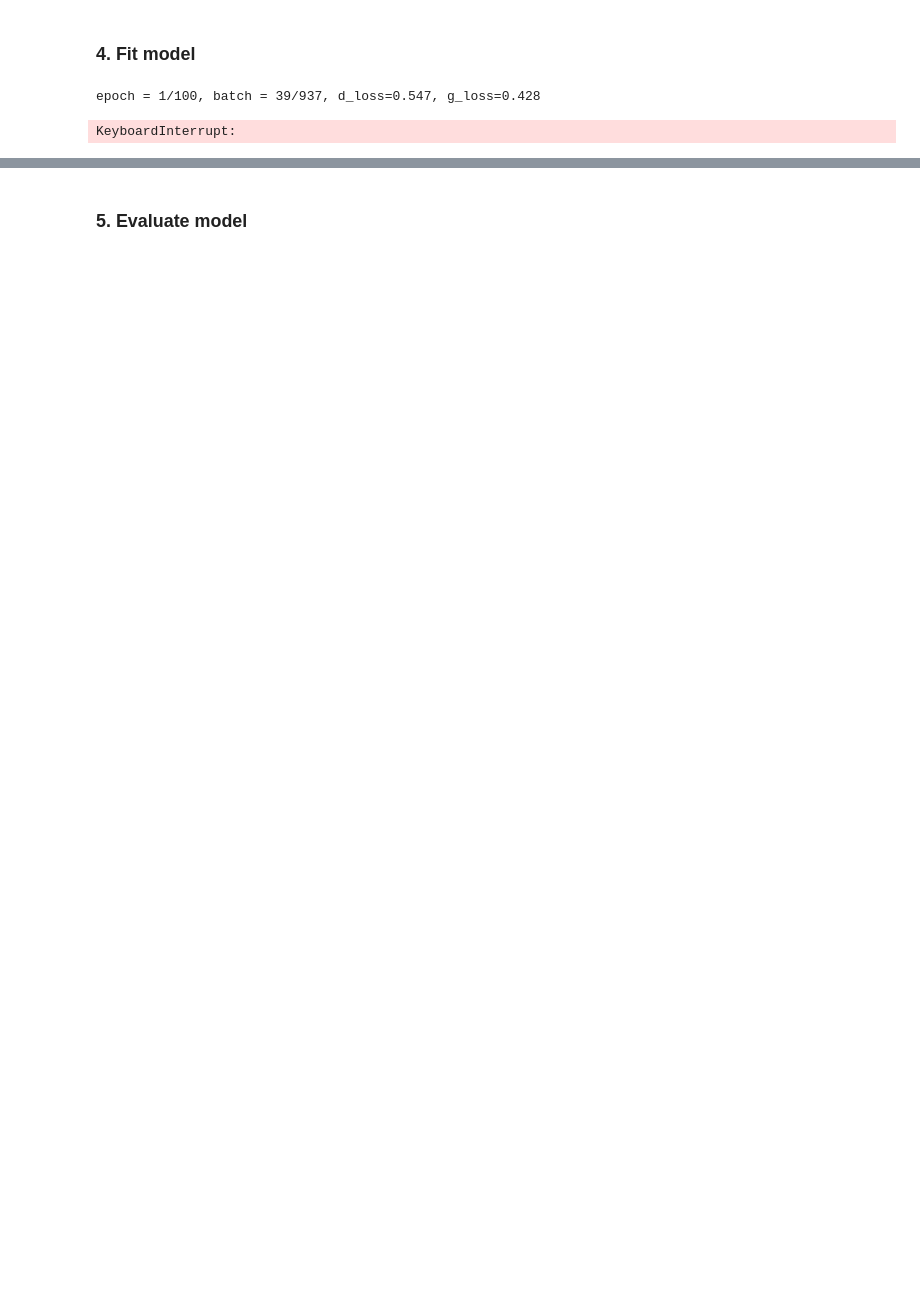
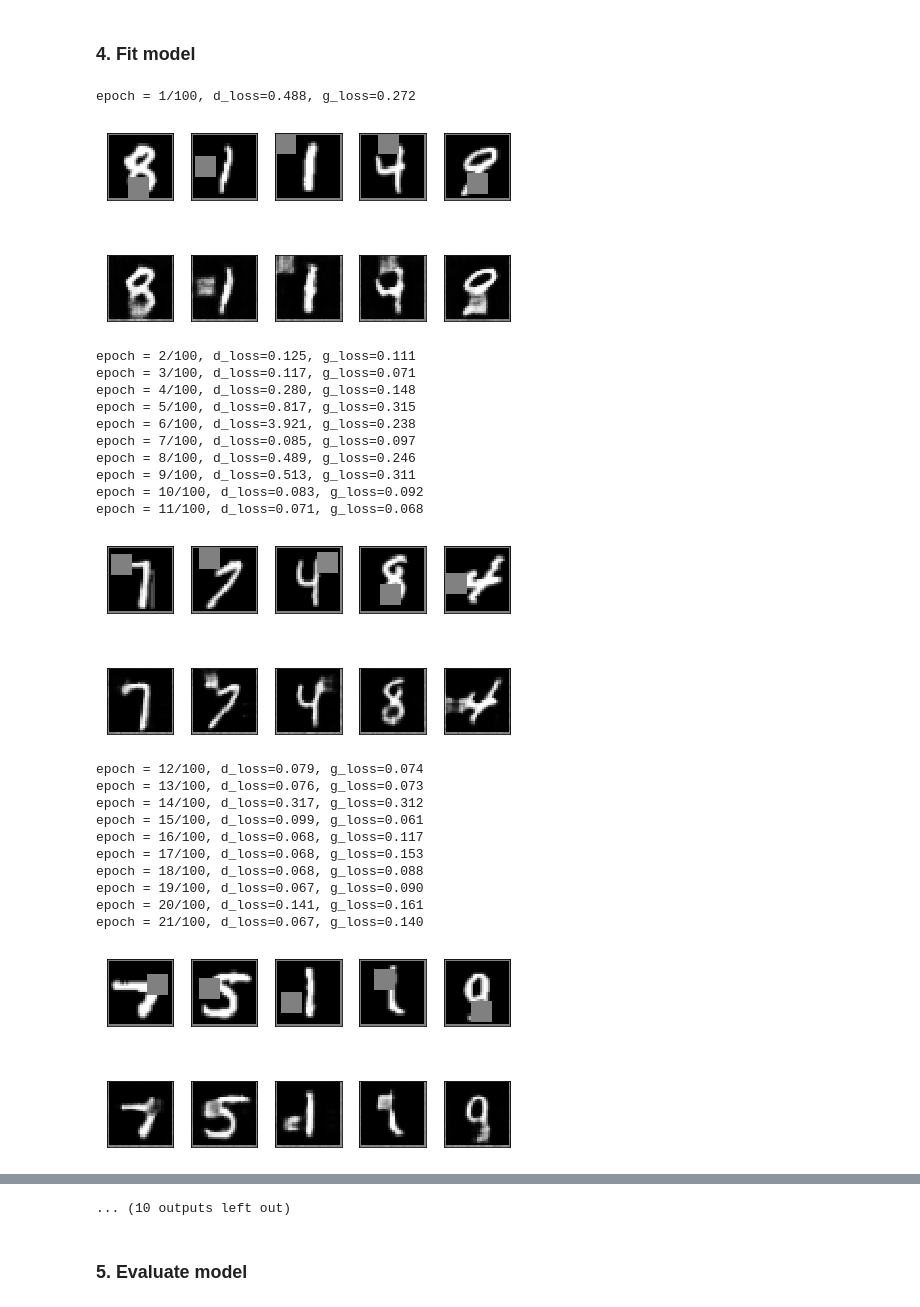
Before and after one commit to mafda/generative_adversarial_networks_101, a Jupyter notebook: src/04_CCGAN_MNIST.ipynb, the cells around one changed output, grey strips where cells are left out. Saved outputs shown, nothing was run; the diff lists cells and outputs as text; code cells hidden in the pictures; blank space fills up the shorter version.

Commit message:
update ccgan model after training

```diff
--- a/src/04_CCGAN_MNIST.ipynb
+++ b/src/04_CCGAN_MNIST.ipynb
@@ -377,34 +347,57 @@ for e in range(epochs + 1):
 
         print(
             'epoch = %d/%d, batch = %d/%d, d_loss=%.3f, g_loss=%.3f' % (e + 1, epochs, i, len(X_train) // batch_size, d_loss_batch, d_g_loss_batch[0]),
             100*' ',
             end='\r'
         )
 
     d_loss.append(d_loss_batch)
     d_g_loss.append(d_g_loss_batch[0])
     print('epoch = %d/%d, d_loss=%.3f, g_loss=%.3f' % (e + 1, epochs, d_loss[-1], d_g_loss[-1]), 100*' ')
 
     if e % 10 == 0:
         samples = 5
         idx = np.random.randint(0, X_train.shape[0], samples)
-        x_fake = generator.predict(X_train[idx])
+        masked_imgs = mask_randomly(X_train[idx])
+        x_fake = generator.predict(masked_imgs)
 
         for k in range(samples):
             # plot masked
             plt.subplot(2, 5, k+1)
-            plt.imshow(X_train[idx[k]].reshape(32, 32), cmap='gray')
+            plt.imshow(masked_imgs[k].reshape(32, 32), cmap='gray')
             plt.xticks([])
             plt.yticks([])
 
             # plot recontructed
             plt.subplot(2, 5, k+6)
             plt.imshow(x_fake[k].reshape(32, 32), cmap='gray')
             plt.xticks([])
             plt.yticks([])
 
         plt.tight_layout()
         plt.show()
 # %% [output]
-epoch = 1/100, batch = 39/937, d_loss=0.547, g_loss=0.428
+epoch = 1/100, d_loss=0.488, g_loss=0.272
+[figure, added]
-KeyboardInterrupt:
+epoch = 2/100, d_loss=0.125, g_loss=0.111
+epoch = 3/100, d_loss=0.117, g_loss=0.071
+epoch = 4/100, d_loss=0.280, g_loss=0.148
+epoch = 5/100, d_loss=0.817, g_loss=0.315
+epoch = 6/100, d_loss=3.921, g_loss=0.238
+epoch = 7/100, d_loss=0.085, g_loss=0.097
+epoch = 8/100, d_loss=0.489, g_loss=0.246
+epoch = 9/100, d_loss=0.513, g_loss=0.311
+epoch = 10/100, d_loss=0.083, g_loss=0.092
+epoch = 11/100, d_loss=0.071, g_loss=0.068
+[figure, added]
+epoch = 12/100, d_loss=0.079, g_loss=0.074
+epoch = 13/100, d_loss=0.076, g_loss=0.073
+epoch = 14/100, d_loss=0.317, g_loss=0.312
+epoch = 15/100, d_loss=0.099, g_loss=0.061
+epoch = 16/100, d_loss=0.068, g_loss=0.117
+epoch = 17/100, d_loss=0.068, g_loss=0.153
+epoch = 18/100, d_loss=0.068, g_loss=0.088
+epoch = 19/100, d_loss=0.067, g_loss=0.090
+epoch = 20/100, d_loss=0.141, g_loss=0.161
+epoch = 21/100, d_loss=0.067, g_loss=0.140
+[figure, added]
@@ -411,3 +437,4 @@ KeyboardInterrupt:
+... (10 outputs left out)
 # %% [markdown]
 ### 5. Evaluate model
 # %%
```
Also changed, not shown: parts of 5 cells of this notebook.
